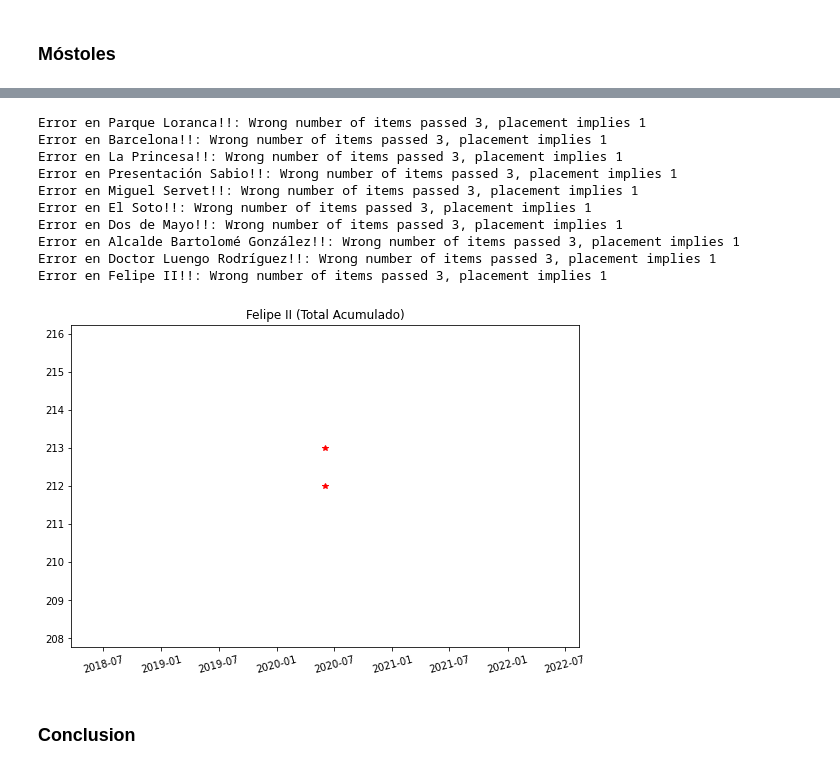
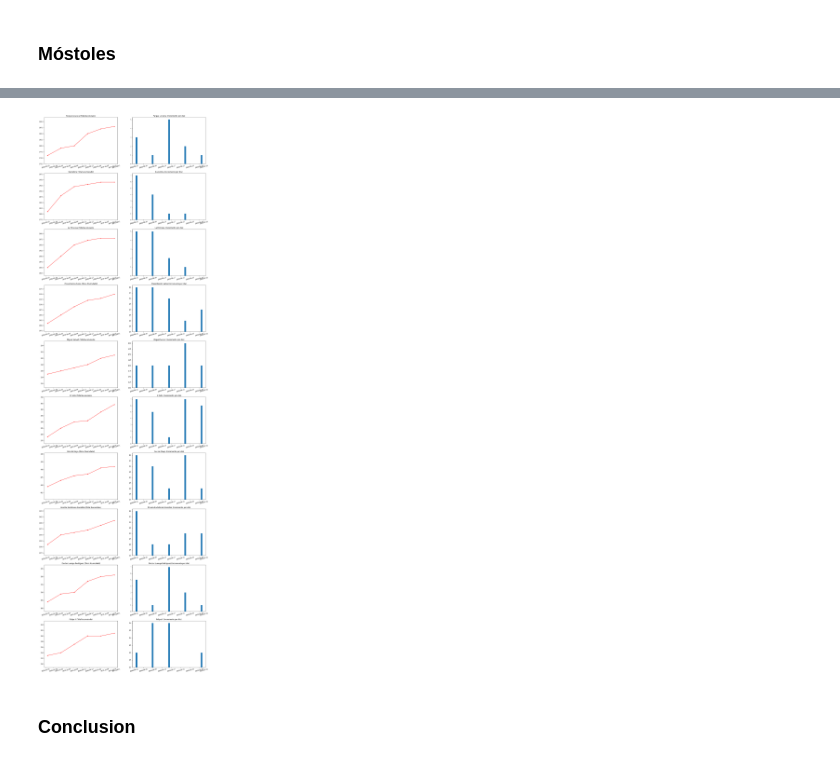
Before and after one commit to giorbernal/covidmadrid, a Jupyter notebook: notebooks/ZonesDetail.ipynb, the cells around one changed output, grey strips where cells are left out. Saved outputs shown, nothing was run; the diff lists cells and outputs as text; code cells hidden in the pictures.

```diff
--- a/notebooks/ZonesDetail.ipynb
+++ b/notebooks/ZonesDetail.ipynb
@@ -21,5 +25,5 @@ IPython.OutputArea.auto_scroll_threshold = 9999;
 # %%
-df=loadCovidData(dataset='zonas', prefix=WORK_FOLDER)
+df=loadCovidData(dataset='zonas_s', prefix=WORK_FOLDER)
 # %% [markdown]
 ## Obtener zonas de salud de una localidad concreta a través de una muestra representativa de localizaciones
 # %% [markdown]
@@ -78,17 +64,7 @@ comparePlaces(df, health_zones_mostoles,dataset='zonas')
 # %%
-plotPlaces(df, health_zones_mostoles, agg_factor=1, dataset='zonas')
+plotPlaces(df, health_zones_mostoles, agg_factor=1, dataset='zonas_s')
 # %% [output]
-Error en Parque Loranca!!: Wrong number of items passed 3, placement implies 1
-Error en Barcelona!!: Wrong number of items passed 3, placement implies 1
-Error en La Princesa!!: Wrong number of items passed 3, placement implies 1
-Error en Presentación Sabio!!: Wrong number of items passed 3, placement implies 1
-Error en Miguel Servet!!: Wrong number of items passed 3, placement implies 1
-Error en El Soto!!: Wrong number of items passed 3, placement implies 1
-Error en Dos de Mayo!!: Wrong number of items passed 3, placement implies 1
-Error en Alcalde Bartolomé González!!: Wrong number of items passed 3, placement implies 1
-Error en Doctor Luengo Rodríguez!!: Wrong number of items passed 3, placement implies 1
-Error en Felipe II!!: Wrong number of items passed 3, placement implies 1
-[figure, old version]
+[figure, new version]
 # %% [markdown]
 ### Conclusion
 # %% [markdown]
```
Also changed, not shown: parts of 7 cells of this notebook, 6 other files.
